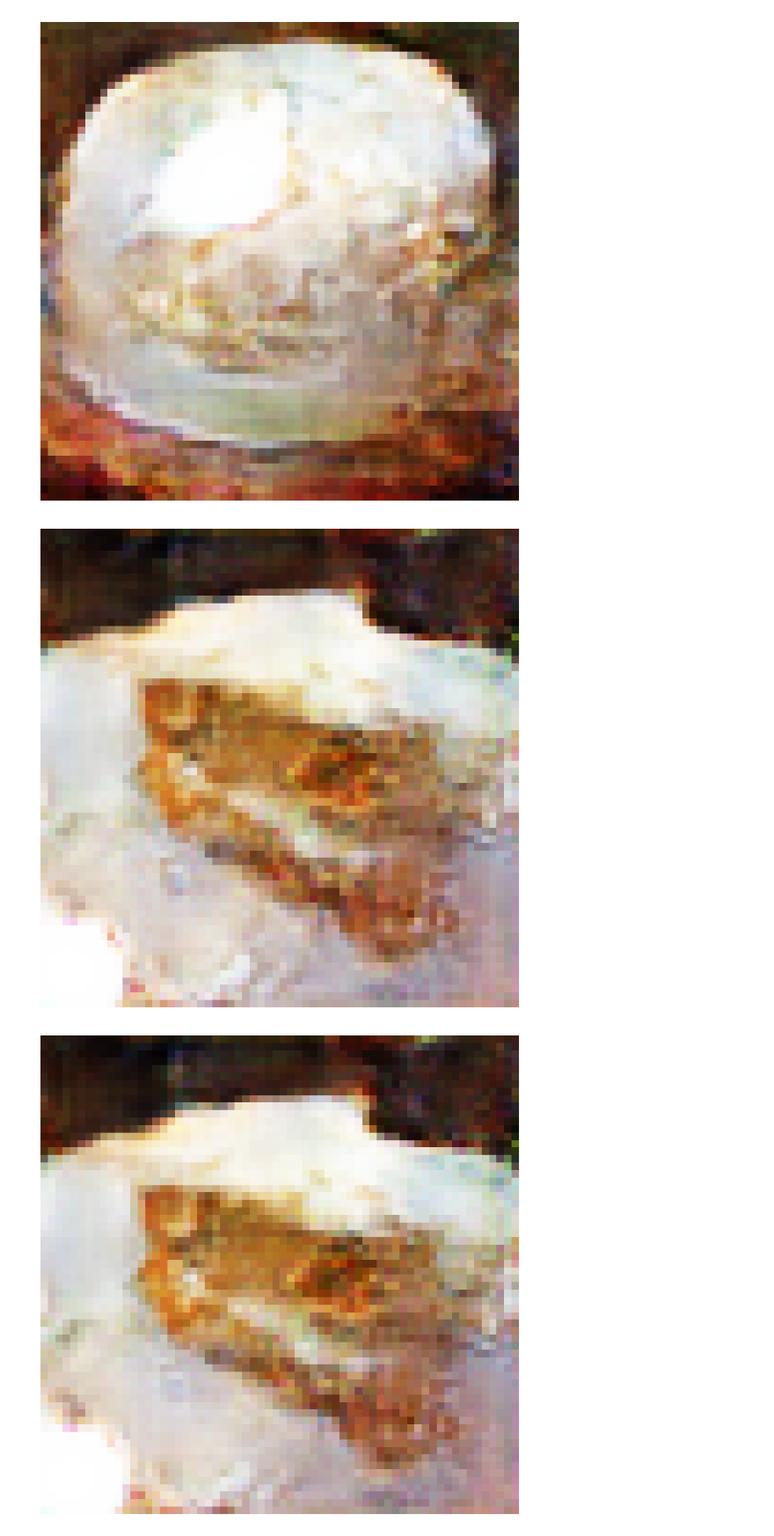
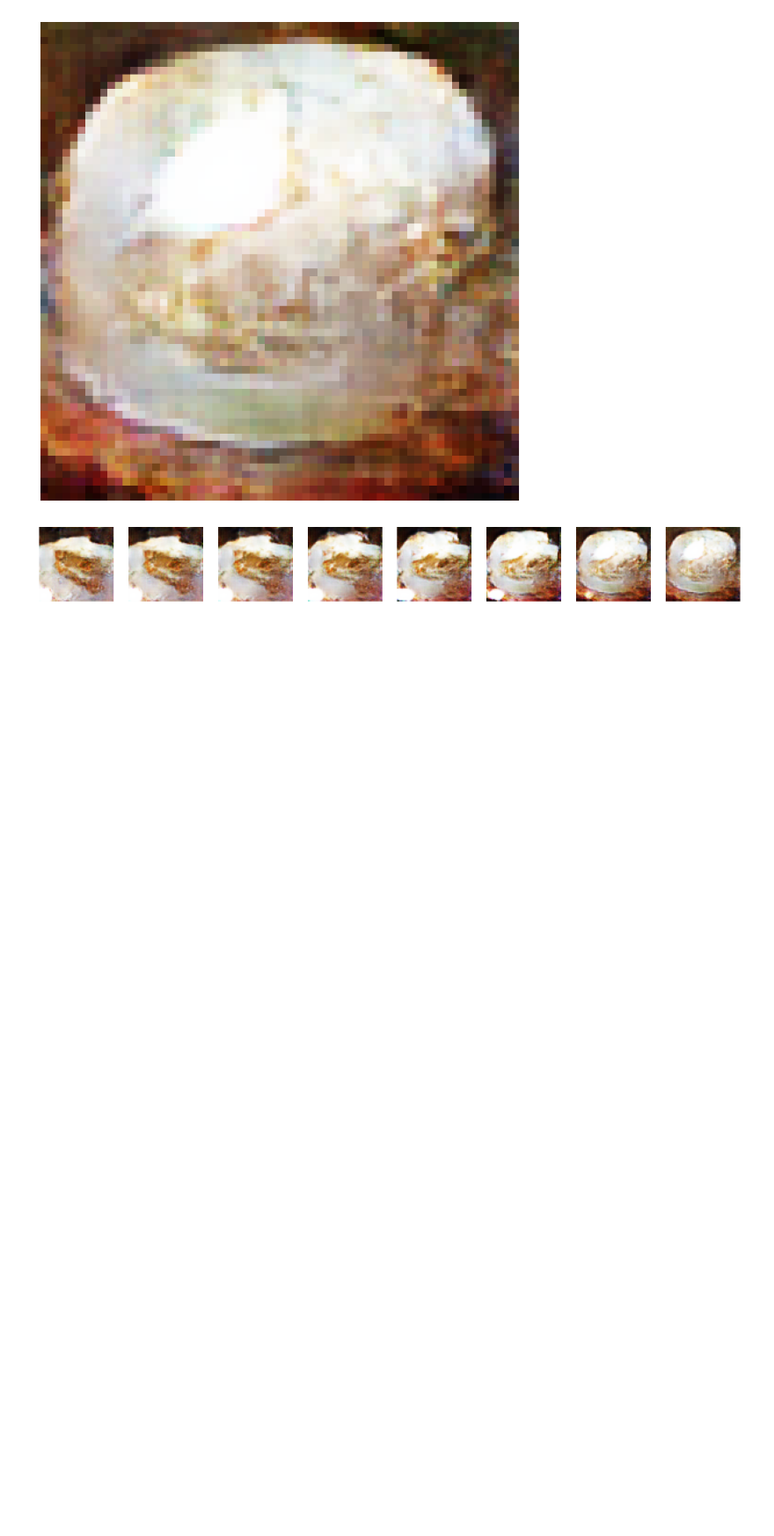
Before and after one commit to barhanc/image-recognition-lab, a Jupyter notebook: lab3/lab3.ipynb, the cells around one changed output. Shown at 88% size. Cells and saved outputs as stored; diff of their text form; code cells hidden in the pictures; blank space fills up the shorter version.

```diff
--- a/lab3/lab3.ipynb
+++ b/lab3/lab3.ipynb
@@ -98,8 +98,15 @@ show(G(latent_cake_2).detach())
 # %%
 latent_cake_intermediate = lambda alpha: latent_cake_1 + alpha * (latent_cake_2 - latent_cake_1)
 
-for alpha in np.linspace(0, 1, 10):
-    show(G(latent_cake_intermediate(alpha)).detach())
+fig = plt.figure(figsize=(16, 16))
+ncols, nrows, idx = 8, 1, 1
+
+for alpha in np.linspace(0, 1, ncols):
+    im: Tensor = G(latent_cake_intermediate(alpha)).detach()
+    im = (im + 1.0) / 2.0
+    fig.add_subplot(nrows, ncols, idx)
+    idx += 1
+    plt.axis("off")
+    plt.imshow(im[0, ...].permute(1, 2, 0).cpu().numpy())
 # %% [output]
-[figure, old version]
+[figure, new version]
-[figure, removed]
```
Also changed, not shown: parts of 1 cell of this notebook.
